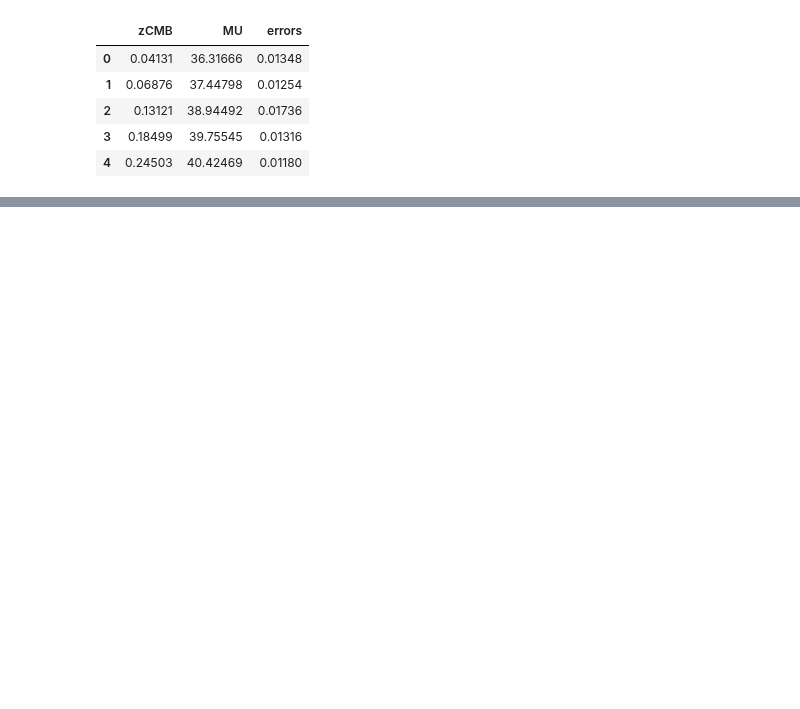
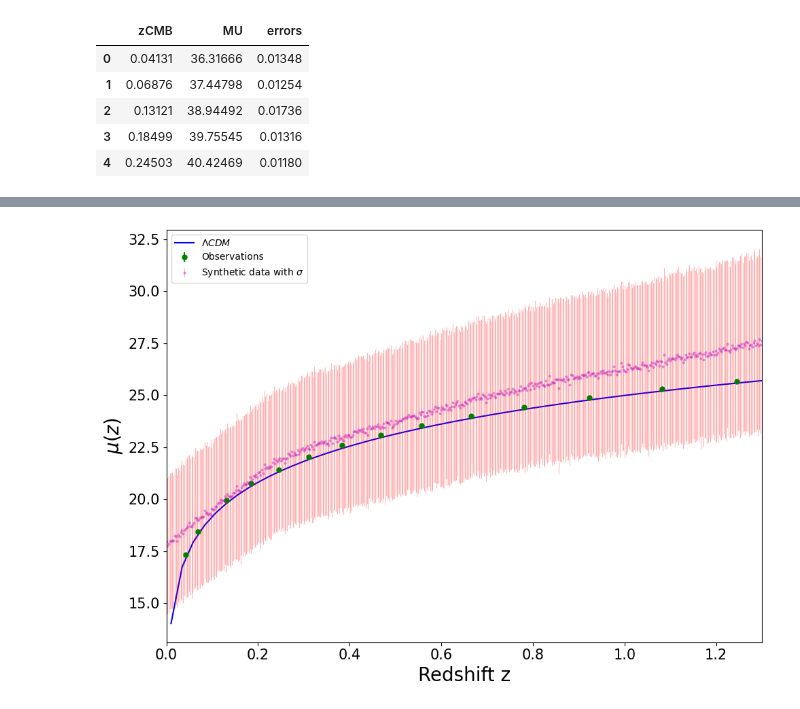
Before and after one commit to igomezv/LSST_DE_neural_reconstruction, a Jupyter notebook: First_neural_model.ipynb, the cells around one changed output, grey strips where cells are left out. Cells and saved outputs as stored; diff of their text form; code cells hidden in the pictures; blank space fills up the shorter version.

```diff
--- a/First_neural_model.ipynb
+++ b/First_neural_model.ipynb
@@ -88,7 +92,7 @@ scalerz.fit(z.reshape(-1,1))
 # apply transform
 z = scalerz.transform(z.reshape(-1,1))
 # %%
-split = 0.8
+split = 0.9
 ntrain = int(split * len(z))
 indx = [ntrain]
 z_train, z_test = np.split(z, indx)
@@ -140,27 +146,27 @@ def model_regression_dropout(num_hidden):
 #                     kernel_regularizer=tf.keras.regularizers.l2(1e-4),
 #                     kernel_initializer='he_normal',
                     activation='relu'))
-    model.add(MCDropout(0.3))
+    model.add(MCDropout(0.2))
     model.add(Dense(units=num_hidden[1],
 #                     kernel_regularizer=tf.keras.regularizers.l2(1e-4),
 #                     kernel_initializer='he_normal',
                     activation='relu'))
-    model.add(MCDropout(0.3))
+    model.add(MCDropout(0.2))
     model.add(Dense(units=num_hidden[2],
 #                     kernel_regularizer=tf.keras.regularizers.l2(1e-4),
 #                     kernel_initializer='he_normal',
                     activation='relu'))
-    model.add(MCDropout(0.3))
+    model.add(MCDropout(0.2))
     model.add(Dense(units=2, activation="linear"))
     return model
 
 #Define some parameter
-batch_size = 2
+batch_size = 4
 # optimizer = Adam(lr=.005)
-optimizer = Adam(lr=0.0001)
+optimizer = Adam(learning_rate=0.0005)
 
 
 # Compile Keras model
-model = model_regression_dropout(num_hidden=[100, 200, 150])
+model = model_regression_dropout(num_hidden=[100,100,150])
 model.summary()
 # %% [output]
@@ -191,10 +193,11 @@ _________________________________________________________________
 # %%
 model.compile(loss='mse', optimizer=optimizer)
+callback = tf.keras.callbacks.EarlyStopping(monitor='loss', patience=400)
 # model2_train = model.fit(zz_train, yy_train,
 # #                          validation_split=0.0,
 #                          batch_size=batch_size, epochs=1000, verbose=1,
 #                          validation_data=(zz_test, yy_test))
 model_train = model.fit(z_train, y_train, batch_size=batch_size,
-                                    epochs=1000, verbose=1,
+                                    epochs=1500, verbose=1,
                                     validation_data=(z_test, y_test))
 # %% [output]
@@ -221,9 +226,9 @@ model_train.history['val_loss'][-1]
 # Generate test data
 test_batch_size = 500
 # x_test = np.random.uniform(0, 2., test_batch_size)
-x_test = np.linspace(0, 1.5, test_batch_size)
+x_test = np.linspace(0, 1.3, test_batch_size)
 
-mc_dropout_num = 100  # Run Dropout 100 times
+mc_dropout_num = 1000 # Run Dropout 100 times
 predictions = np.zeros((mc_dropout_num, test_batch_size, 2))
 uncertainty = np.zeros((mc_dropout_num, test_batch_size, 1))
 for i in range(mc_dropout_num):
@@ -235,31 +258,33 @@ std_mc_dropout = np.std(predictions, axis=0)
 # %%
 # Plotting
 plt.figure(figsize=(10, 7), dpi=100)
 # plt.figure(figsize=(5, 4), dpi=100)
 sigma = np.sqrt(std_mc_dropout[:, 0]**2 + std_mc_dropout[:, 1]**2+ prediction_mc_dropout[:,1]**2)
 
 
 # plt.scatter(scalerz.inverse_transform(zz), yy, color='k', label='Original cosmic chronometers')
 plt.plot(zmodel, flcdm, label='$\Lambda CDM$', c='b')
 plt.errorbar(dfp['zCMB'], dfp['MU']-19, dfp['errors'], fmt='g.', markersize=10, label='Observations')
 plt.errorbar(x_test, prediction_mc_dropout[:,0]-19, yerr=sigma, markersize=2, fmt='o',
              ecolor='r', capthick=2, elinewidth=0.8, alpha=0.3, c='m',
              label='Synthetic data with $\sigma$')
 
-plt.xlim(0,1.5)
+plt.xlim(0,1.3)
 
 # plt.xlabel('Redshift')
 # plt.ylabel('$H(z)$')
 plt.ylabel("$\mu(z)$", fontsize=20)
 plt.xlabel("Redshift z", fontsize=20)
 plt.xticks(fontsize=15)
 plt.yticks(fontsize=15)
 # plt.legend(loc='best')
 plt.legend(loc='upper left')
 # plt.show()
 plt.tight_layout()
 
 # zCMB 	MU 	errors
+# %% [output]
+[figure, added]
 # %%
 plt.figure(figsize=(8, 6), dpi=100)
 
```
Also changed, not shown: parts of 8 cells of this notebook.
